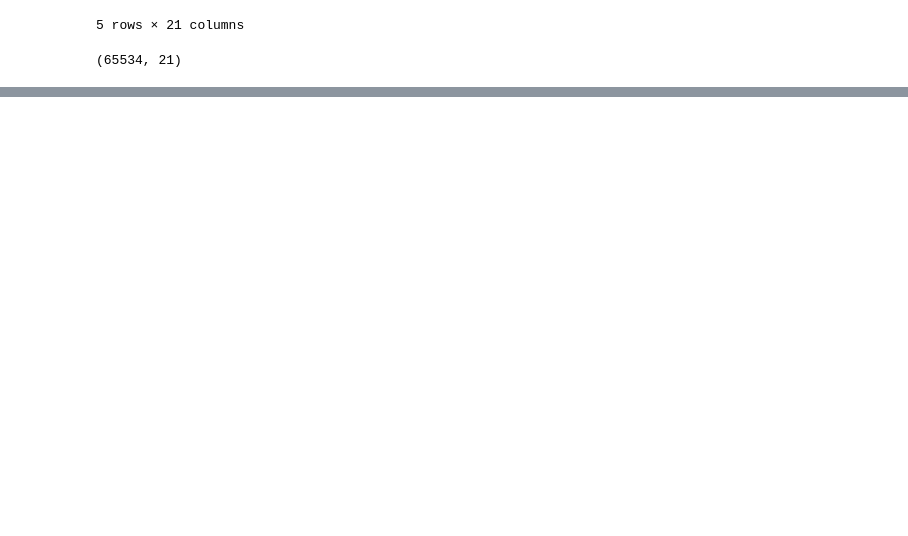
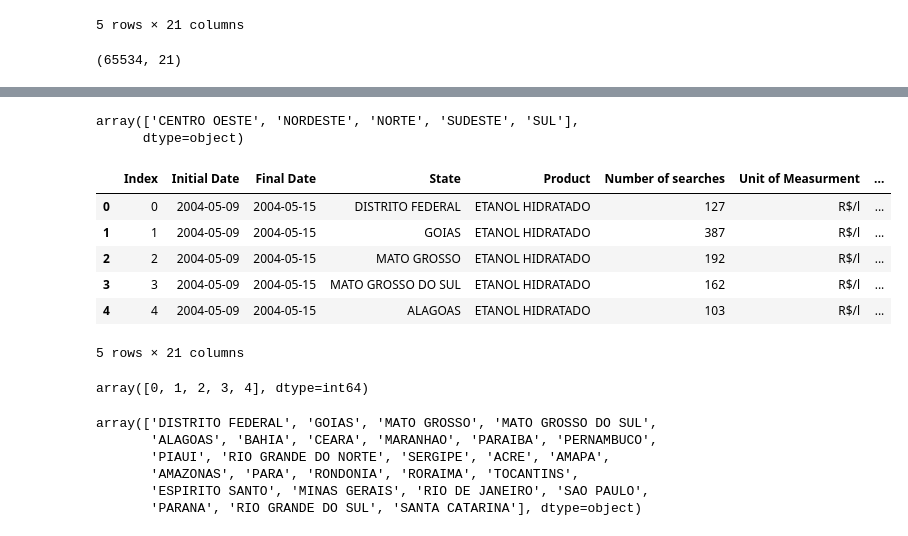
Before and after one commit to bbouya/Data_science_project_perso, a Jupyter notebook: brazil_Oil_Regression/Brazil Oil.ipynb, the cells around one changed output, grey strips where cells are left out. Drawn from its saved outputs; the diff is of its cells as text; code cells hidden in the pictures; blank space fills up the shorter version.

```diff
--- a/brazil_Oil_Regression/Brazil Oil.ipynb
+++ b/brazil_Oil_Regression/Brazil Oil.ipynb
@@ -45,0 +118,8 @@ data.drop(['Index'], axis = 1, inplace = True)
+# %%
+# Lets check if there is any nulls exists :
+n = 0
+for i in range(data.shape[0]):
+    if str(data['Mean Margin'][i]) == '-':
+        n +=1
+
+print('There is {} null value here'.format(n))
@@ -45,0 +149,8 @@ data.drop(['Index'], axis = 1, inplace = True)
+# %%
+# it's still written here as object, lets check if any cell contain non-nubers here
+n = 0
+for i in range(data.shape[0]) :
+    if float(data['Mean Margin'][i]) == 0 :
+        n+=1
+
+print('There is {} cell with zero value'.format(n))
@@ -45,0 +159,20 @@ data.drop(['Index'], axis = 1, inplace = True)
+# %%
+# Great, now lets repeat the same step in other non categorical features which written as Object, like :
+a = b = c= d = e  = 0
+for i in range(data.shape[0]) :
+    if str(data['Mean Price Distribution'][i]) == '-' :
+        a+=1
+    if str(data['Default Price Distribution'][i]) == '-' :
+        b+=1
+    if str(data['Minimum Price Distribution'][i]) == '-' :
+        c+=1
+    if str(data['Maximum Price Distribution'][i]) == '-' :
+        d+=1
+    if str(data['Distribution Standard Deviation'][i]) == '-' :
+        e+=1
+
+print('There is {} null value here'.format(a))
+print('There is {} null value here'.format(b))
+print('There is {} null value here'.format(c))
+print('There is {} null value here'.format(d))
+print('There is {} null value here'.format(e))
@@ -45,0 +252,35 @@ data.drop(['Index'], axis = 1, inplace = True)
+# %%
+# Lets start with Region :
+data['Region'].unique()
+# %% [output]
+array(['CENTRO OESTE', 'NORDESTE', 'NORTE', 'SUDESTE', 'SUL'],
+      dtype=object)
+# %%
+Region_dict = {'CENTRO OESTE': 0, 'NORDESTE':1, "NORTE":2, 'SUDESTE':3,'SUL':4}
+data['Region Code'] = data['Region'].map(Region_dict)
+
+data.drop(['Region'], axis = 1, inplace=True)
+# %%
+data.head()
+# %% [output]
+|  | Index | Initial Date | Final Date | State | Product | Number of searches | Unit of Measurment | ... |
+| 0 | 0 | 2004-05-09 | 2004-05-15 | DISTRITO FEDERAL | ETANOL HIDRATADO | 127 | R$/l | ... |
+| 1 | 1 | 2004-05-09 | 2004-05-15 | GOIAS | ETANOL HIDRATADO | 387 | R$/l | ... |
+| 2 | 2 | 2004-05-09 | 2004-05-15 | MATO GROSSO | ETANOL HIDRATADO | 192 | R$/l | ... |
+| 3 | 3 | 2004-05-09 | 2004-05-15 | MATO GROSSO DO SUL | ETANOL HIDRATADO | 162 | R$/l | ... |
+| 4 | 4 | 2004-05-09 | 2004-05-15 | ALAGOAS | ETANOL HIDRATADO | 103 | R$/l | ... |
+5 rows × 21 columns
+# %%
+data['Region Code'].unique()
+# %% [output]
+array([0, 1, 2, 3, 4], dtype=int64)
+# %%
+# Now lets repeat it in state
+data["State"].unique()
+# %% [output]
+array(['DISTRITO FEDERAL', 'GOIAS', 'MATO GROSSO', 'MATO GROSSO DO SUL',
+       'ALAGOAS', 'BAHIA', 'CEARA', 'MARANHAO', 'PARAIBA', 'PERNAMBUCO',
+       'PIAUI', 'RIO GRANDE DO NORTE', 'SERGIPE', 'ACRE', 'AMAPA',
+       'AMAZONAS', 'PARA', 'RONDONIA', 'RORAIMA', 'TOCANTINS',
+       'ESPIRITO SANTO', 'MINAS GERAIS', 'RIO DE JANEIRO', 'SAO PAULO',
+       'PARANA', 'RIO GRANDE DO SUL', 'SANTA CATARINA'], dtype=object)
```
Also changed, not shown: parts of 17 cells of this notebook.
